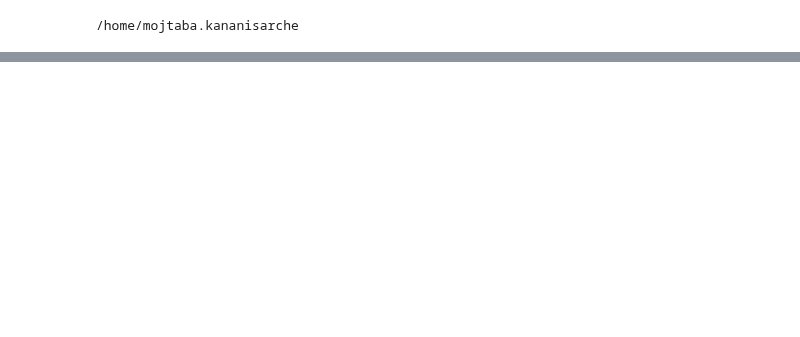
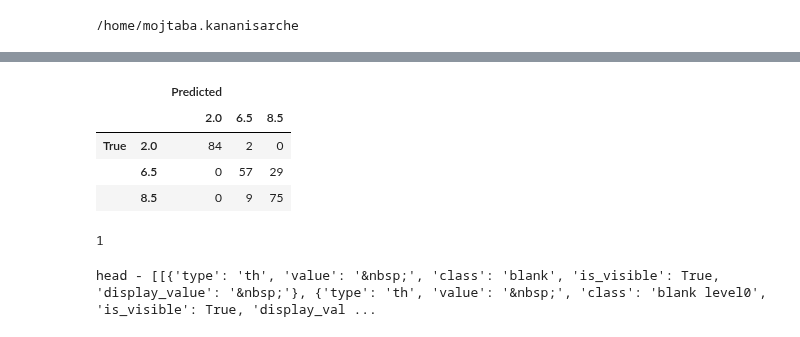
Before and after one commit to Roobahist/fatigue-detection, a Jupyter notebook: temp/temp.ipynb, the cells around one changed output, grey strips where cells are left out. Drawn from its saved outputs; the diff is of its cells as text; code cells hidden in the pictures; blank space fills up the shorter version.

```diff
--- a/temp/temp.ipynb
+++ b/temp/temp.ipynb
@@ -1393,0 +570,10 @@ m.test_model(df)
+# %%
+df1, df2, df3 = await table_results(results_directory_path = '/home/mojtaba.kananisarche/Zh/models/2025-04-15|23:45:55|RNN_FACENET_5CV', unique_classes=[2,6.5,8.5], index=1, height=3, width=3)
+# %%
+df3
+# %% [output]
+|  |  | Predicted |  |  |
+|  |  | 2.0 | 6.5 | 8.5 |
+| True | 2.0 | 84 | 2 | 0 |
+|  | 6.5 | 0 | 57 | 29 |
+|  | 8.5 | 0 | 9 | 75 |
@@ -1393,0 +589,5 @@ m.test_model(df)
+# %%
+if 'corner' in kwargs.keys():
+    print(1)
+# %% [output]
+1
@@ -1393,0 +596,5 @@ m.test_model(df)
+# %%
+i = 3
+print(f"{list(a.keys())[i]} - {a[list(a.keys())[i]]}")
+# %% [output]
+head - [[{'type': 'th', 'value': '&nbsp;', 'class': 'blank', 'is_visible': True, 'display_value': '&nbsp;'}, {'type': 'th', 'value': '&nbsp;', 'class': 'blank level0', 'is_visible': True, 'display_val ...
```
Also changed, not shown: parts of 96 cells of this notebook.
